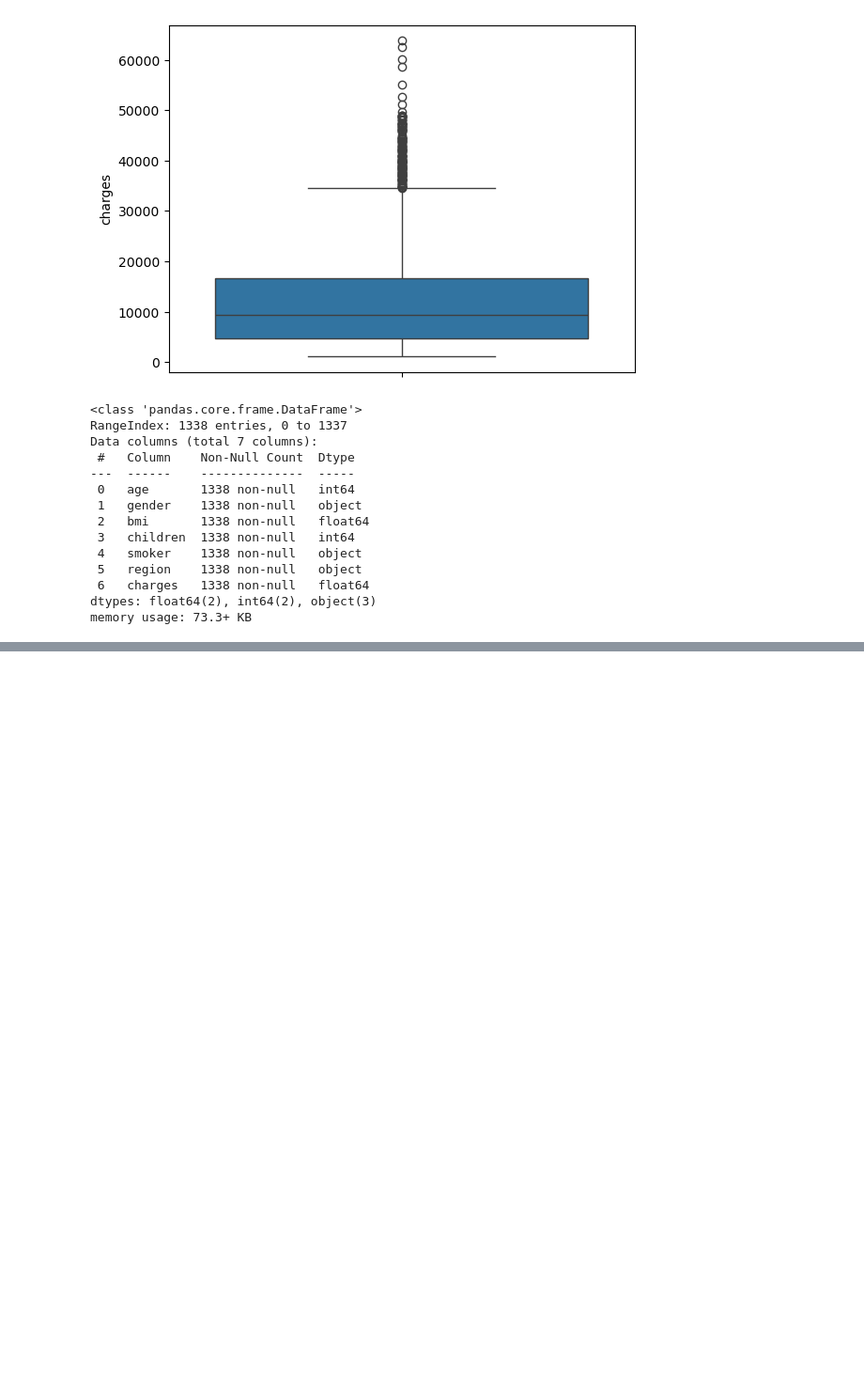
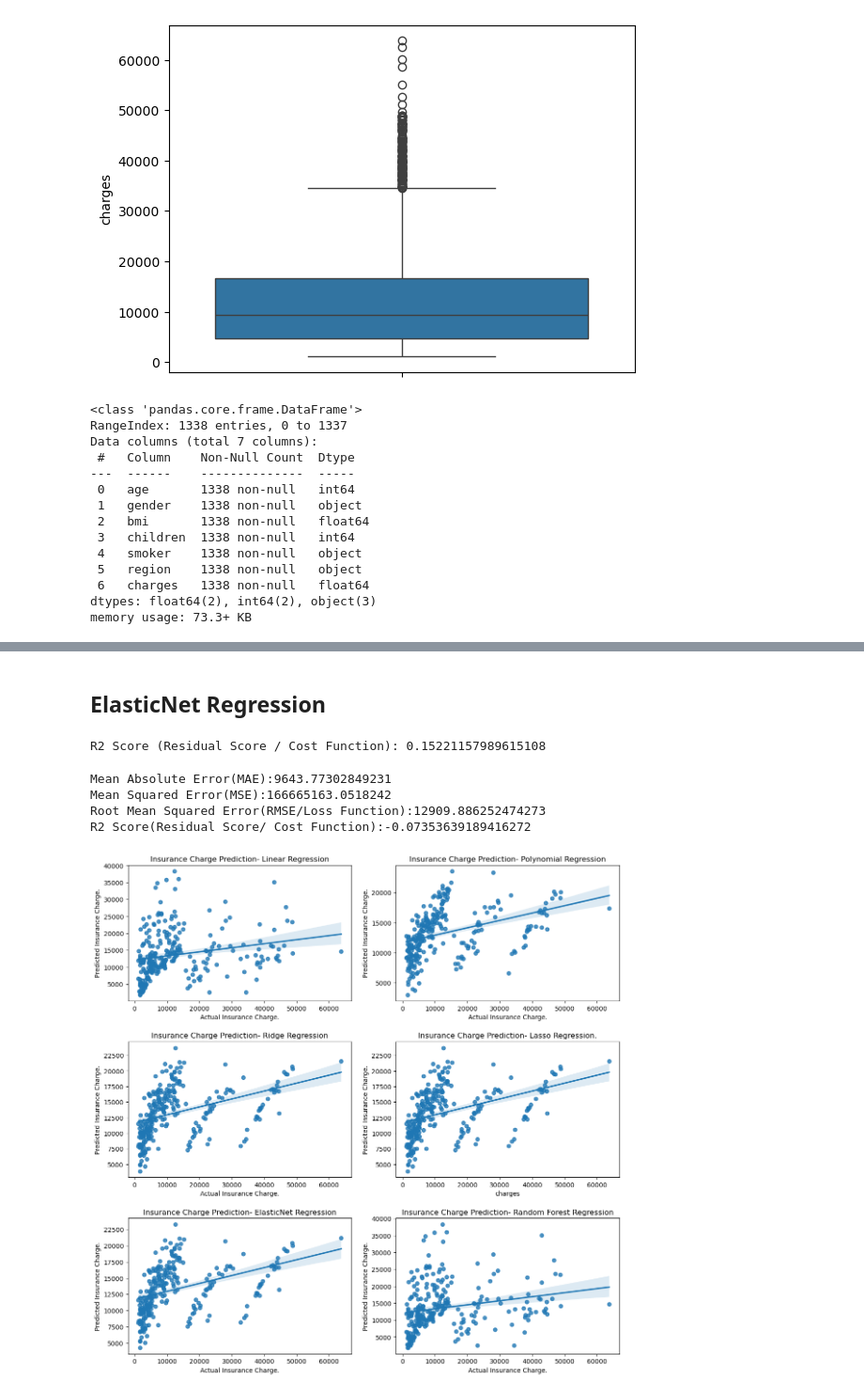
Before and after one commit to debiyani/Insurance-Project-ML, a Jupyter notebook: regression.ipynb, the cells around one changed output, grey strips where cells are left out. Shown at 94% size. Drawn from its saved outputs; the diff is of its cells as text; code cells hidden in the pictures; blank space fills up the shorter version.

```diff
--- a/regression.ipynb
+++ b/regression.ipynb
@@ -63,0 +179,74 @@ Y=df[target]
+# %% [markdown]
+## ElasticNet Regression
+# %%
+en_reg = Pipeline([
+    ('scaler',StandardScaler()),
+    ('en_reg', ElasticNet(alpha = 0.1)),
+])
+en_reg.fit(X_train, Y_train)
+en_reg_pred = en_reg.predict(X_test)
+
+en_r2 = r2_score(Y_test, en_reg_pred)
+print(f'R2 Score (Residual Score / Cost Function): {en_r2}')
+# %% [output]
+R2 Score (Residual Score / Cost Function): 0.15221157989615108
+# %%
+rf = Pipeline([
+    ('scaler', StandardScaler()),
+    ('rf_poly',PolynomialFeatures(degree=2, include_bias=False)),
+    ('rf_regressor', RandomForestRegressor())
+])
+rf.fit(X_train, Y_train)
+rf_pred = rf.predict(X_test)
+
+rf_mae = mean_absolute_error(Y_test,rf_pred)
+rf_mse = mean_squared_error(Y_test,rf_pred)
+rf_rmse = np.sqrt(rf_mse)
+r2 = r2_score(Y_test,rf_pred)
+
+print(f'Mean Absolute Error(MAE):{rf_mae}')
+print(f'Mean Squared Error(MSE):{rf_mse}')
+print(f'Root Mean Squared Error(RMSE/Loss Function):{rf_rmse}')
+print(f'R2 Score(Residual Score/ Cost Function):{r2}')
+# %% [output]
+Mean Absolute Error(MAE):9643.77302849231
+Mean Squared Error(MSE):166665163.0518242
+Root Mean Squared Error(RMSE/Loss Function):12909.886252474273
+R2 Score(Residual Score/ Cost Function):-0.07353639189416272
+# %%
+fig, axes = plt.subplots(3,2,figsize =(14,14))
+plt.subplots_adjust(hspace=0.3)
+
+sns.regplot(x=Y_test, y=rf_pred, ax=axes[0,0])
+axes[0,0].set_title('Insurance Charge Prediction- Linear Regression')
+axes[0,0].set_xlabel('Actual Insurance Charge.')
+axes[0,0].set_ylabel('Predicted Insurance Charge.')
+
+sns.regplot(x=Y_test, y=poly_reg_pred, ax=axes[0,1])
+axes[0,1].set_title(('Insurance Charge Prediction- Polynomial Regression'))
+axes[0,1].set_xlabel('Actual Insurance Charge.')
+axes[0,1].set_ylabel('Predicted Insurance Charge.')
+
+sns.regplot(x=Y_test, y=ridge_reg_pred, ax=axes[1,0])
+axes[1,0].set_title(('Insurance Charge Prediction- Ridge Regression'))
+axes[1,0].set_xlabel('Actual Insurance Charge.')
+axes[1,0].set_ylabel('Predicted Insurance Charge.')
+
+sns.regplot(x=Y_test, y=lasso_reg_pred, ax=axes[1,1])
+axes[1,1].set_title('Insurance Charge Prediction- Lasso Regression.')
+axes[1,1].set_ylabel('Predicted Insurance Charge.')
+
+sns.regplot(x=Y_test, y=en_reg_pred, ax=axes[2,0])
+axes[2,0].set_title(('Insurance Charge Prediction- ElasticNet Regression'))
+axes[2,0].set_xlabel('Actual Insurance Charge.')
+axes[2,0].set_ylabel('Predicted Insurance Charge.')
+
+sns.regplot(x=Y_test, y=rf_pred, ax=axes[2,1])
+axes[2,1].set_title(('Insurance Charge Prediction- Random Forest Regression'))
+axes[2,1].set_xlabel('Actual Insurance Charge.')
+axes[2,1].set_ylabel('Predicted Insurance Charge.')
+
+
+plt.show()
+# %% [output]
+[figure, added]
```
Also changed, not shown: parts of 13 cells of this notebook.
